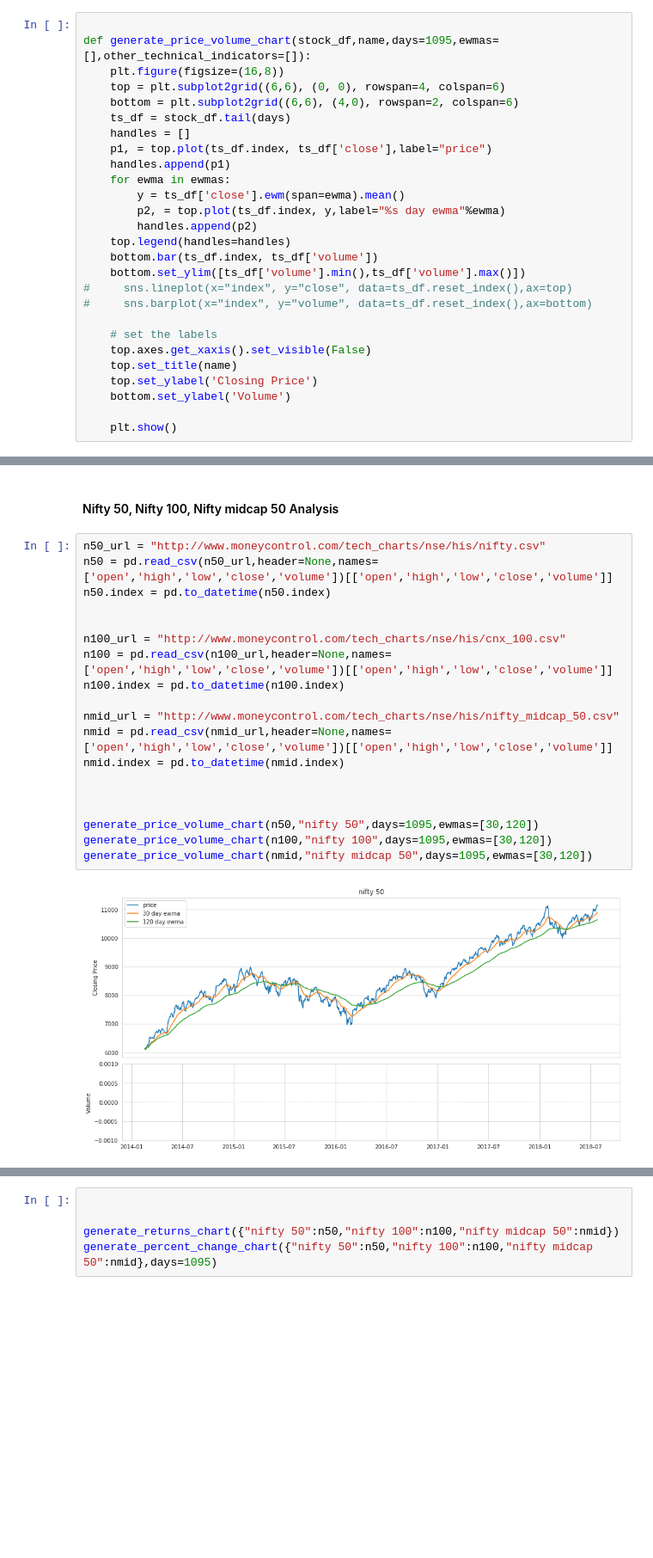
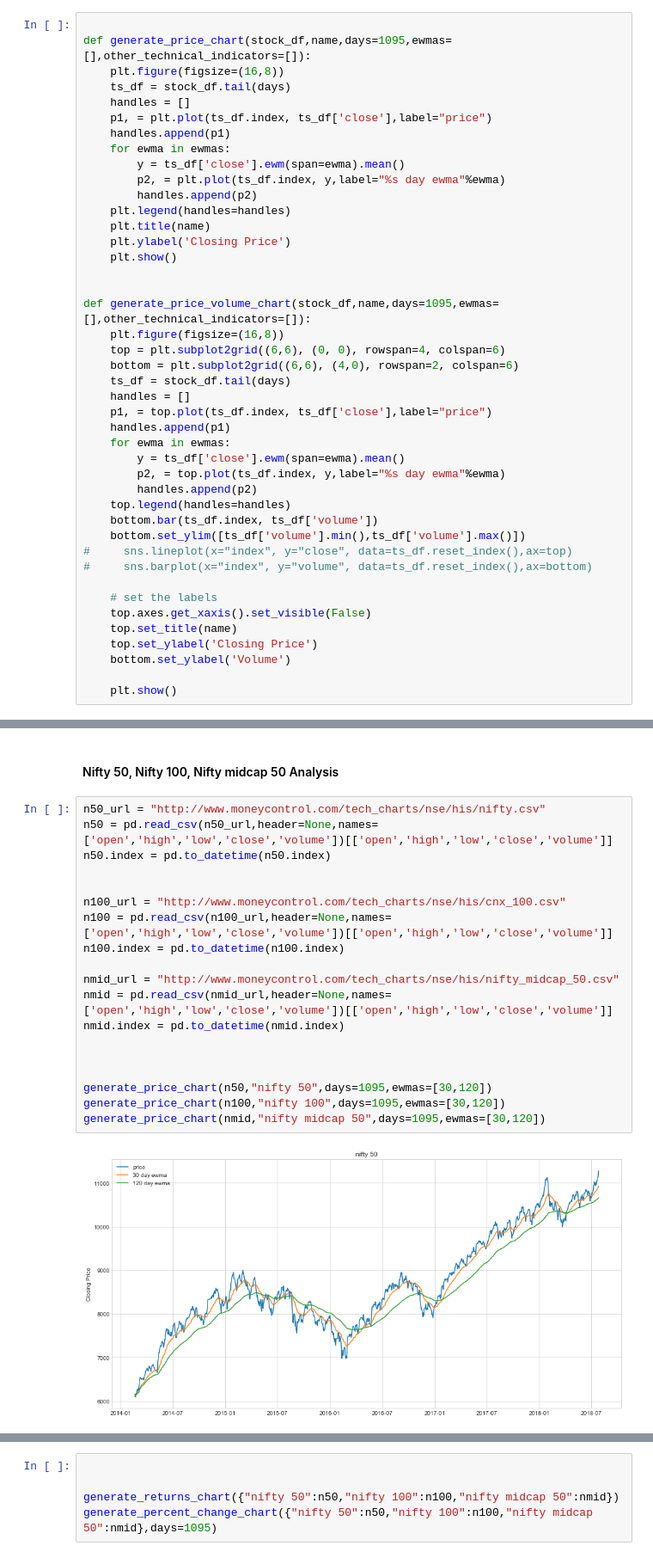
Before and after one commit to faizanahemad/data-science-utils, a Jupyter notebook: data_science_utils/financial/Stock Analysis.ipynb, the cells around one changed output, grey strips where cells are left out. Shown at 86% size. Cells and saved outputs as stored; diff of their text form; blank space fills up the shorter version.

```diff
--- a/data_science_utils/financial/mutual_fund.ipynb
+++ b/data_science_utils/financial/Stock Analysis.ipynb
@@ -1081,6 +1161,22 @@ plt.show()
 # %% [markdown]
 #### Price Volume Charts
 # %%
+
+def generate_price_chart(stock_df,name,days=1095,ewmas=[],other_technical_indicators=[]):
+    plt.figure(figsize=(16,8))
+    ts_df = stock_df.tail(days)
+    handles = []
+    p1, = plt.plot(ts_df.index, ts_df['close'],label="price")
+    handles.append(p1)
+    for ewma in ewmas:
+        y = ts_df['close'].ewm(span=ewma).mean()
+        p2, = plt.plot(ts_df.index, y,label="%s day ewma"%ewma)
+        handles.append(p2)
+    plt.legend(handles=handles)
+    plt.title(name)
+    plt.ylabel('Closing Price')
+    plt.show()
+
 
 def generate_price_volume_chart(stock_df,name,days=1095,ewmas=[],other_technical_indicators=[]):
     plt.figure(figsize=(16,8))
@@ -1170,21 +1266,21 @@ generate_percent_change_chart({"HERO":accumulator['HEROMOTOCO']['past_prices']['
 # %%
 n50_url = "http://www.moneycontrol.com/tech_charts/nse/his/nifty.csv"
 n50 = pd.read_csv(n50_url,header=None,names=['open','high','low','close','volume'])[['open','high','low','close','volume']]
 n50.index = pd.to_datetime(n50.index)
 
 
 n100_url = "http://www.moneycontrol.com/tech_charts/nse/his/cnx_100.csv"
 n100 = pd.read_csv(n100_url,header=None,names=['open','high','low','close','volume'])[['open','high','low','close','volume']]
 n100.index = pd.to_datetime(n100.index)
 
 nmid_url = "http://www.moneycontrol.com/tech_charts/nse/his/nifty_midcap_50.csv"
 nmid = pd.read_csv(nmid_url,header=None,names=['open','high','low','close','volume'])[['open','high','low','close','volume']]
 nmid.index = pd.to_datetime(nmid.index)
 
 
 
-generate_price_volume_chart(n50,"nifty 50",days=1095,ewmas=[30,120])
-generate_price_volume_chart(n100,"nifty 100",days=1095,ewmas=[30,120])
-generate_price_volume_chart(nmid,"nifty midcap 50",days=1095,ewmas=[30,120])
+generate_price_chart(n50,"nifty 50",days=1095,ewmas=[30,120])
+generate_price_chart(n100,"nifty 100",days=1095,ewmas=[30,120])
+generate_price_chart(nmid,"nifty midcap 50",days=1095,ewmas=[30,120])
 # %% [output]
-[figure, old version]
+[figure, new version]
```
Also changed, not shown: parts of 34 cells of this notebook, 6 other files.
